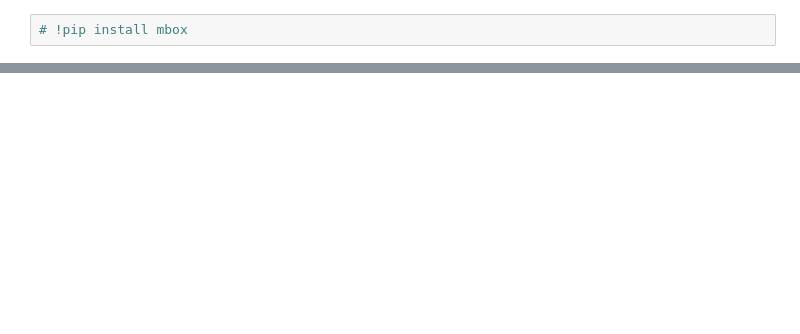
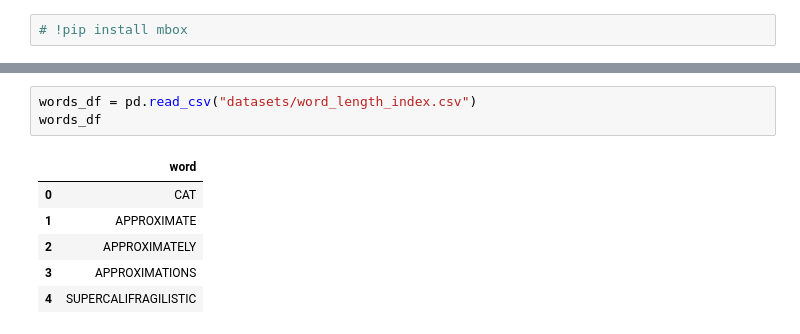
Before and after one commit to exorbyte/mbox-cookbook, a Jupyter notebook: 05-explainability/02-reading_field_level_scores.ipynb, the cells around one changed output, grey strips where cells are left out. Drawn from its saved outputs; the diff is of its cells as text; blank space fills up the shorter version.

```diff
--- a/05-explainability/01-reading_field_level_scores.ipynb
+++ b/05-explainability/02-reading_field_level_scores.ipynb
@@ -260,0 +92,10 @@ A row with `index_row = -1` means no candidate cleared the internal matching thr
+# %%
+words_df = pd.read_csv("datasets/word_length_index.csv")
+words_df
+# %% [output]
+|  | word |
+| 0 | CAT |
+| 1 | APPROXIMATE |
+| 2 | APPROXIMATELY |
+| 3 | APPROXIMATIONS |
+| 4 | SUPERCALIFRAGILISTIC |
```
Also changed, not shown: parts of 52 cells of this notebook, 16 other files.
